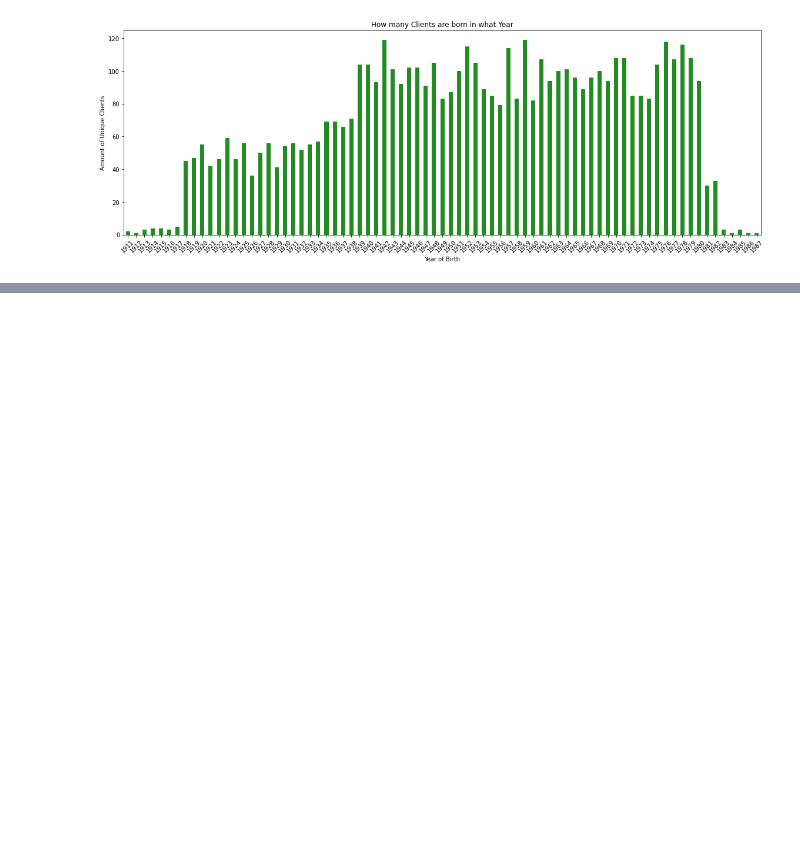
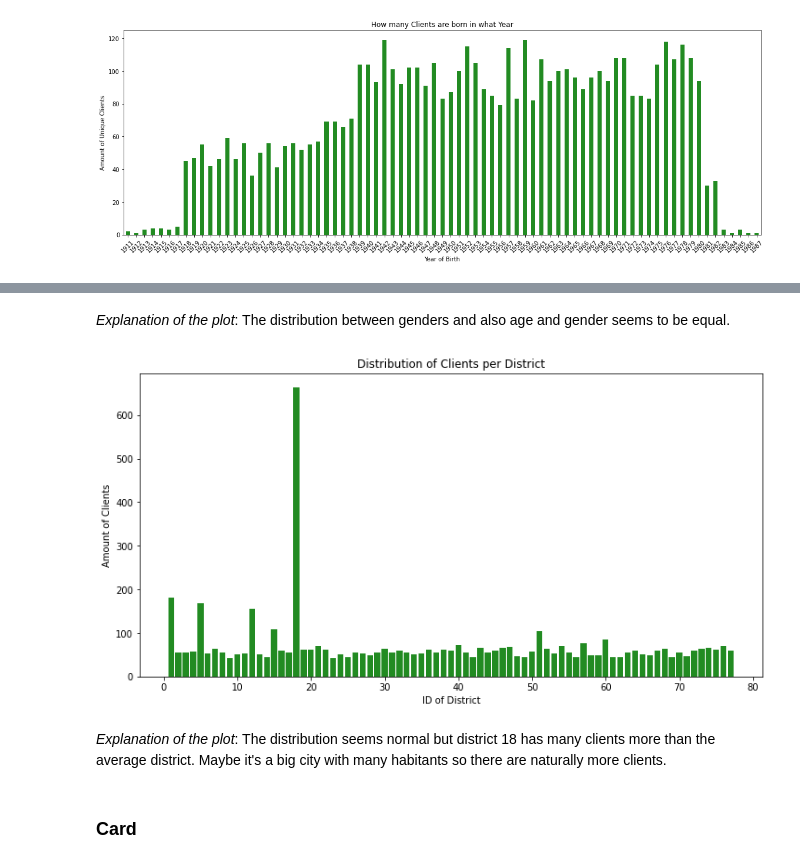
Before and after one commit to ChantalGisler/AML-Challenge, a Jupyter notebook: Code.ipynb, the cells around one changed output, grey strips where cells are left out. Saved outputs shown, nothing was run; the diff lists cells and outputs as text; code cells hidden in the pictures; blank space fills up the shorter version.

```diff
--- a/Code.ipynb
+++ b/Code.ipynb
@@ -177,0 +212,16 @@ plt.show()
+# %% [markdown]
+*Explanation of the plot*: The distribution between genders and also age and gender seems to be equal.
+# %%
+# How many clients are in what district
+plt.figure(figsize=(12, 6))
+plt.bar(client['district_id'].unique(), client['district_id'].value_counts(), color="forestgreen")
+plt.xlabel('ID of District')
+plt.ylabel('Amount of Clients')
+plt.title('Distribution of Clients per District')
+plt.show()
+# %% [output]
+[figure, added]
+# %% [markdown]
+*Explanation of the plot*: The distribution seems normal but district 18 has many clients more than the average district. Maybe it's a big city with many habitants so there are naturally more clients.
+# %% [markdown]
+### Card
```
Also changed, not shown: parts of 15 cells of this notebook.
